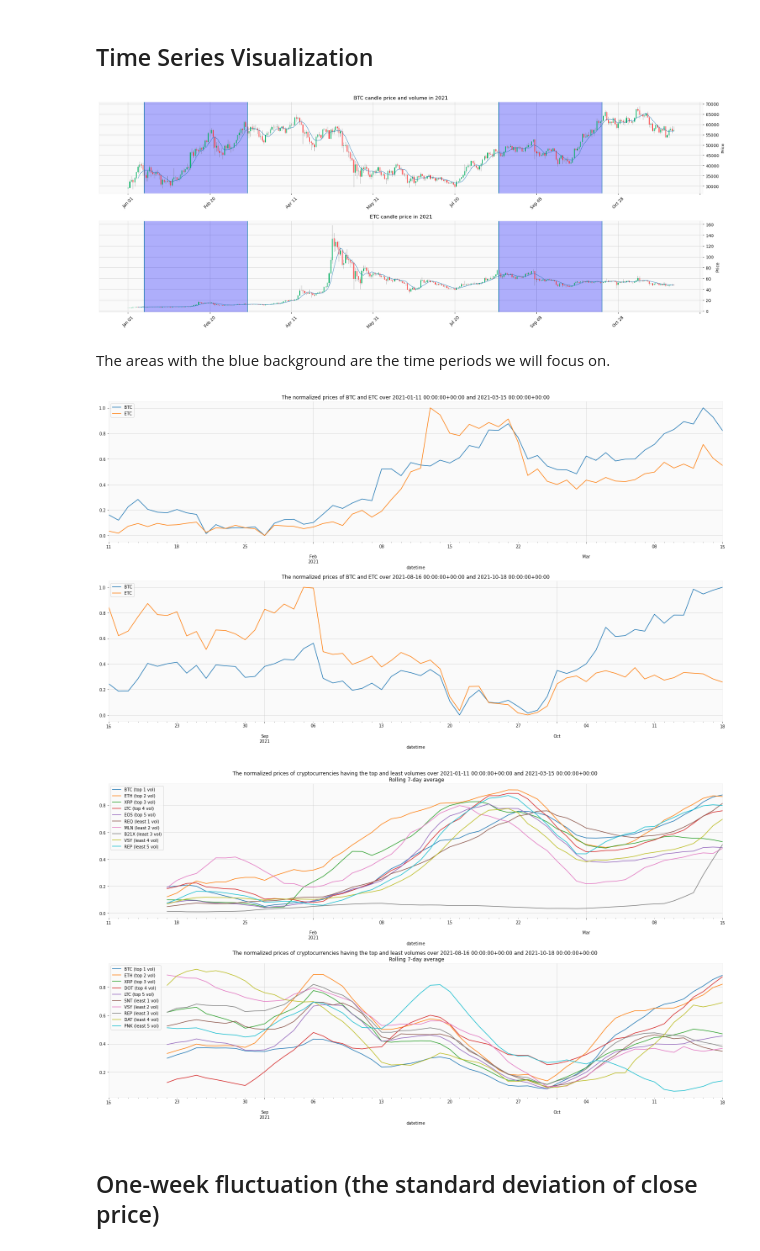
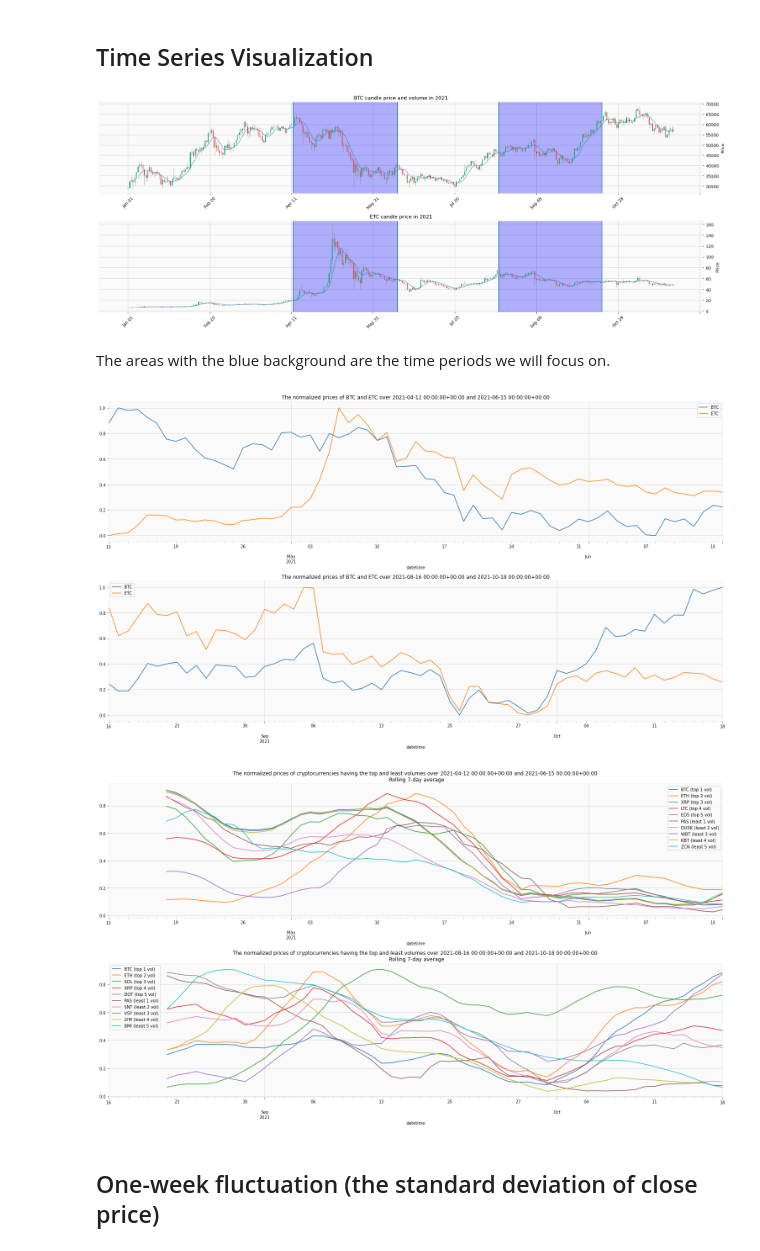
Before and after one commit to codingFerryman/crypto_market_hierarchy_structure, a Jupyter notebook: src/exploration.ipynb, the cells around one changed output. Drawn from its saved outputs; the diff is of its cells as text; code cells hidden in the pictures.

```diff
--- a/src/exploration.ipynb
+++ b/src/exploration.ipynb
@@ -23,21 +23,21 @@ matplotlib.rc('font', **font)
 # %%
 data_dir = Path(os.getcwd(), '..', 'data').resolve()
 intervals = ['1D', '1W', '3h', '30m']
-time_ranges = [("2021-01-11", "2021-03-15"), ("2021-08-16", "2021-10-18")]
+time_ranges = [("2021-04-12", "2021-06-15"), ("2021-08-16", "2021-10-18")]
 timestamp_ranges = [tuple(map(datestring_to_timestamp, tup)) for tup in time_ranges]
-coins_pass_check_1_3 = {}   # "2021-01-12" - "2021-03-14"
-coins_pass_check_8_10 = {}  # "2021-08-15" - "2021-10-16"
+coins_pass_check_1 = {}   # "2021-04-12" - "2021-06-14"
+coins_pass_check_2 = {}  # "2021-08-16" - "2021-10-17"
 
 for interval in intervals:
-    coins_pass_check_1_3[interval] = []
-    coins_pass_check_8_10[interval] = []
+    coins_pass_check_1[interval] = []
+    coins_pass_check_2[interval] = []
     data_interval_dir = Path(data_dir, interval)
     files_path_list = [p for p in data_interval_dir.iterdir() if p.suffix == '.csv']
     for file_path in files_path_list:
         coin_code = file_path.name.split("_")[0]
         if check_integrity(*time_ranges[0], file_path) is not None:
-            coins_pass_check_1_3[interval].append(coin_code)
+            coins_pass_check_1[interval].append(coin_code)
         if check_integrity(*time_ranges[1], file_path) is not None:
-            coins_pass_check_8_10[interval].append(coin_code)
+            coins_pass_check_2[interval].append(coin_code)
 # %%
 print(f'The number of coins having all the data from {time_ranges[0][0]} to {time_ranges[0][1]}:')
@@ -55,7 +55,7 @@ The number of coins having all the data from 2021-08-16 to 2021-10-18:
 **==>** Small granularity data has a large number of missing entries.
 # %%
 print(f'The number of coins having complete 1D data in both periods :')
-coins = list(set(coins_pass_check_1_3['1D']).intersection(set(coins_pass_check_8_10['1D'])))
+coins = list(set(coins_pass_check_1['1D']).intersection(set(coins_pass_check_2['1D'])))
 len(coins)
 # %% [output]
 The number of coins having complete 1D data in both periods :
@@ -69,17 +69,17 @@ The missing values of these coins will be filled with linear interpolation.
 # %%
 data_path = "../data"
 
-data_1D_1_3_list = []
-data_1D_8_10_list = []
+data_1D_1_list = []
+data_1D_2_list = []
 interval = '1D'
 
 for coin in coins:
     file_path = Path(data_path, interval, f"{coin}_USD_{interval}.csv").resolve()
-    data_1D_1_3_list.append(load_data(time_ranges[0][0], time_ranges[0][1], file_path, fill_na=True, price='open,close,high,low'))
-    data_1D_8_10_list.append(load_data(time_ranges[1][0], time_ranges[1][1], file_path, fill_na=True, price='open,close,high,low'))
+    data_1D_1_list.append(load_data(time_ranges[0][0], time_ranges[0][1], file_path, fill_na=True, price='open,close,high,low'))
+    data_1D_2_list.append(load_data(time_ranges[1][0], time_ranges[1][1], file_path, fill_na=True, price='open,close,high,low'))
 
-data_1D_1_3 = pd.concat(data_1D_1_3_list)
-data_1D_8_10 = pd.concat(data_1D_8_10_list)
+data_1D_1 = pd.concat(data_1D_1_list)
+data_1D_2 = pd.concat(data_1D_2_list)
 # %% [markdown]
 ## Time Series Visualization
 # %%
@@ -115,7 +115,7 @@ mpf.plot(data_btc_etc_df[data_btc_etc_df.index.isin(['ETC'], level='coin')].set_
 plt.tight_layout()
 mpf.show()
 # %% [output]
-[figure, old version]
+[figure, new version]
 # %% [markdown]
 The areas with the blue background are the time periods we will focus on.
 # %%
@@ -126,7 +126,7 @@ axs = axs.ravel()
 
 plot_coins_num = 5
 subplot_idx = 0
-for df in [data_1D_1_3, data_1D_8_10]:
+for df in [data_1D_1, data_1D_2]:
     for tick in ['BTC', 'ETC']:
         _tmp_df = df[df.index.get_level_values('coin') == tick].set_index('datetime').copy()
         for price_col in ['open', 'close', 'high', 'low']:
@@ -140,42 +140,42 @@ for df in [data_1D_1_3, data_1D_8_10]:
 fig.tight_layout()
 plt.show()
 # %% [output]
-[figure, old version]
+[figure, new version]
 # %%
 %matplotlib inline
 
 fig, axs = plt.subplots(2, 1, figsize=(21, 12))
 axs = axs.ravel()
 top_vol_all = []
 least_vol_all = []
 subplot_idx = 0
-for df in [data_1D_1_3, data_1D_8_10]:
+for df in [data_1D_1, data_1D_2]:
     df['volumeUSD'] = df['volume'] * df['close']
     top_vol = df.groupby(level='coin').sum().volumeUSD.sort_values(ascending=False).index[:plot_coins_num]
     top_vol_all.extend(top_vol)
     least_vol = df.groupby(level='coin').sum().volumeUSD.sort_values(ascending=True).index[:plot_coins_num]
     least_vol_all.extend(least_vol)
     for idx, tick in enumerate(top_vol):
         scaler = MinMaxScaler()
         _tmp_df = df[df.index.get_level_values('coin') == tick].set_index('datetime').copy()
         _tmp_df['price_std'] = scaler.fit_transform(_tmp_df[['close']])
         _tmp_df['price_std'].rolling(window=7).mean().plot(label=tick+f" (top {idx+1} vol)", ax=axs[subplot_idx])
     for idx, tick in enumerate(least_vol):
         scaler = MinMaxScaler()
         _tmp_df = df[df.index.get_level_values('coin') == tick].set_index('datetime').copy()
         _tmp_df['price_std'] = scaler.fit_transform(_tmp_df[['close']])
         _tmp_df['price_std'].rolling(window=7).mean().plot(label=tick+f" (least {idx+1} vol)", ax=axs[subplot_idx])
     axs[subplot_idx].legend()
     axs[subplot_idx].set_title(f'The normalized prices of cryptocurrencies having the top and least volumes over {min(df.datetime)} and {max(df.datetime)} \n Rolling 7-day average')
     subplot_idx += 1
 fig.tight_layout()
 plt.show()
 
 top_vol_all = list(set(top_vol_all))
 least_vol_all = list(set(least_vol_all))
 vol_concern = list({*least_vol_all, *top_vol_all})
 # %% [output]
-[figure, old version]
+[figure, new version]
 # %% [markdown]
 ## One-week fluctuation (the standard deviation of close price)
 # %%
```
Also changed, not shown: parts of 6 cells of this notebook.
